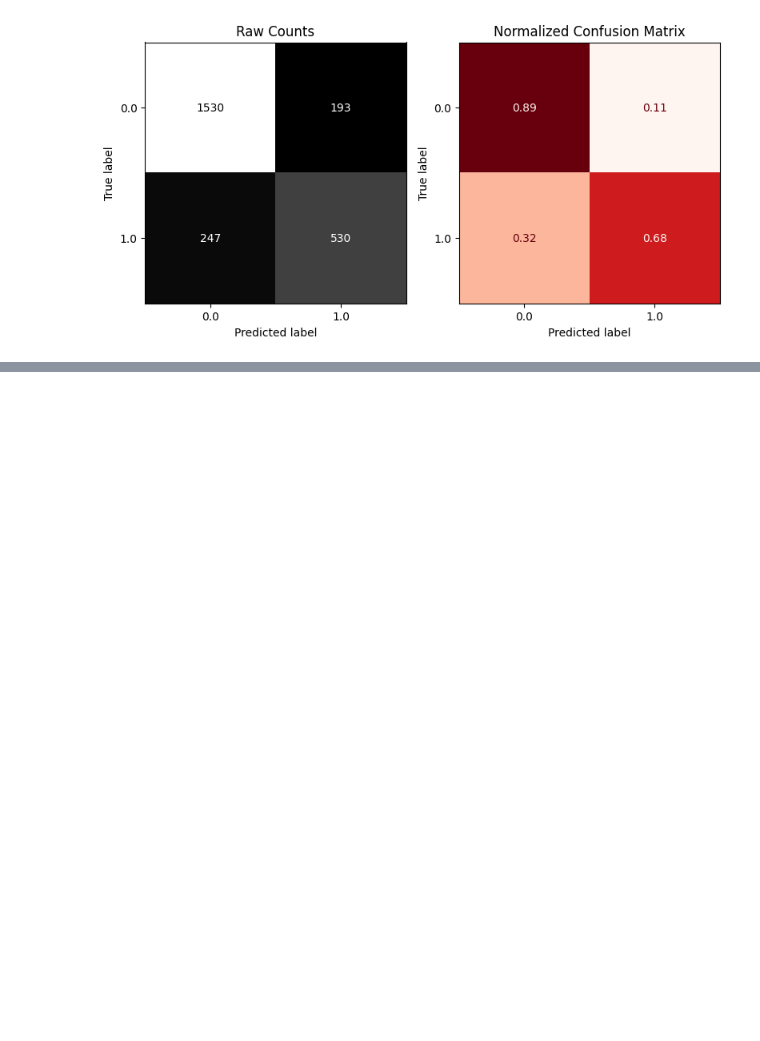
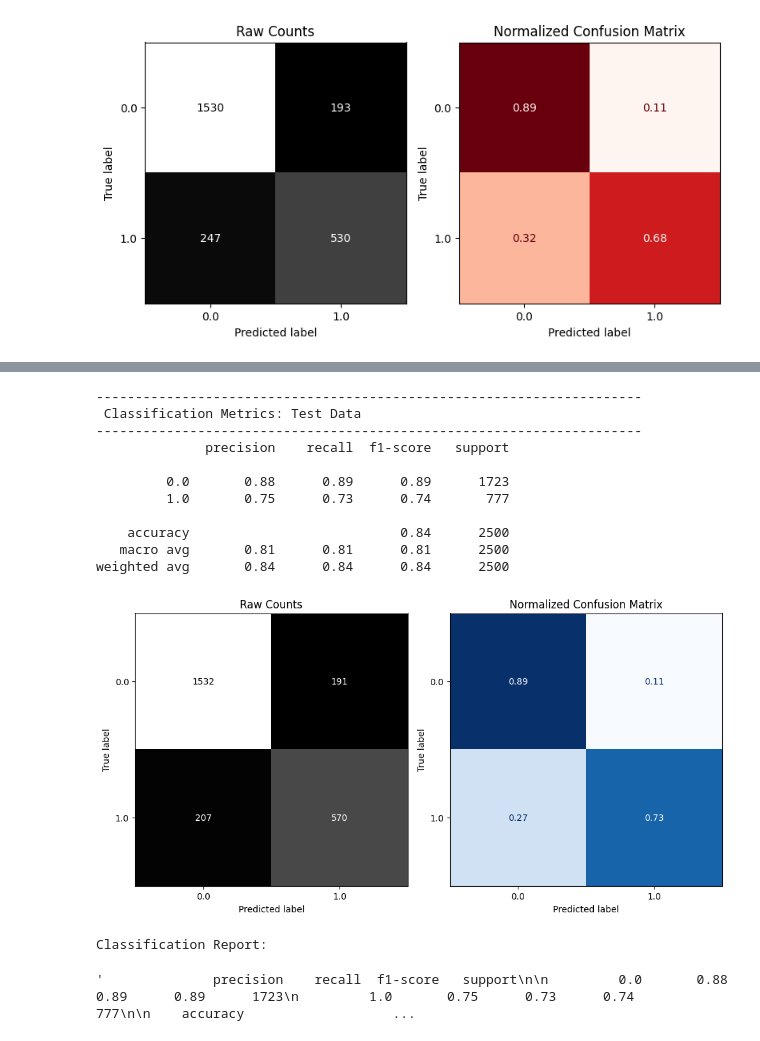
Before and after one commit to baraa-hakawati/Car-Insurance-Claim-Analysis, a Jupyter notebook: Car_Insurance_Claim_Analysis.ipynb, the cells around one changed output, grey strips where cells are left out. Saved outputs shown, nothing was run; the diff lists cells and outputs as text; code cells hidden in the pictures; blank space fills up the shorter version.

```diff
--- a/Car_Insurance_Claim_Analysis.ipynb
+++ b/Car_Insurance_Claim_Analysis.ipynb
@@ -671,0 +716,10 @@ weighted avg       0.82      0.82      0.82      2500
+# %%
+tuner = kt.RandomSearch(
+    build_model,
+    objective='val_accuracy',
+    max_trials=5,
+    executions_per_trial=1,
+    overwrite=True,
+    directory='tuner_dir',
+    project_name='car_claim_nn'
+)
@@ -671,0 +801,2 @@ weighted avg       0.82      0.82      0.82      2500
+# %%
+y_pred = (best_model.predict(X_test_proc) > 0.5).astype("int32")
@@ -671,0 +805,21 @@ weighted avg       0.82      0.82      0.82      2500
+# %%
+classification_metrics(y_test, y_pred, label='Test Data', figsize=(10,8))
+# %% [output]
+----------------------------------------------------------------------
+ Classification Metrics: Test Data
+----------------------------------------------------------------------
+              precision    recall  f1-score   support
+
+         0.0       0.88      0.89      0.89      1723
+         1.0       0.75      0.73      0.74       777
+
+    accuracy                           0.84      2500
+   macro avg       0.81      0.81      0.81      2500
+weighted avg       0.84      0.84      0.84      2500
+[figure, added]
+# %%
+print("\nClassification Report:")
+classification_report(y_test, y_pred)
+# %% [output]
+Classification Report:
+'              precision    recall  f1-score   support\n\n         0.0       0.88      0.89      0.89      1723\n         1.0       0.75      0.73      0.74       777\n\n    accuracy                   ...
```
Also changed, not shown: parts of 11 cells of this notebook.
